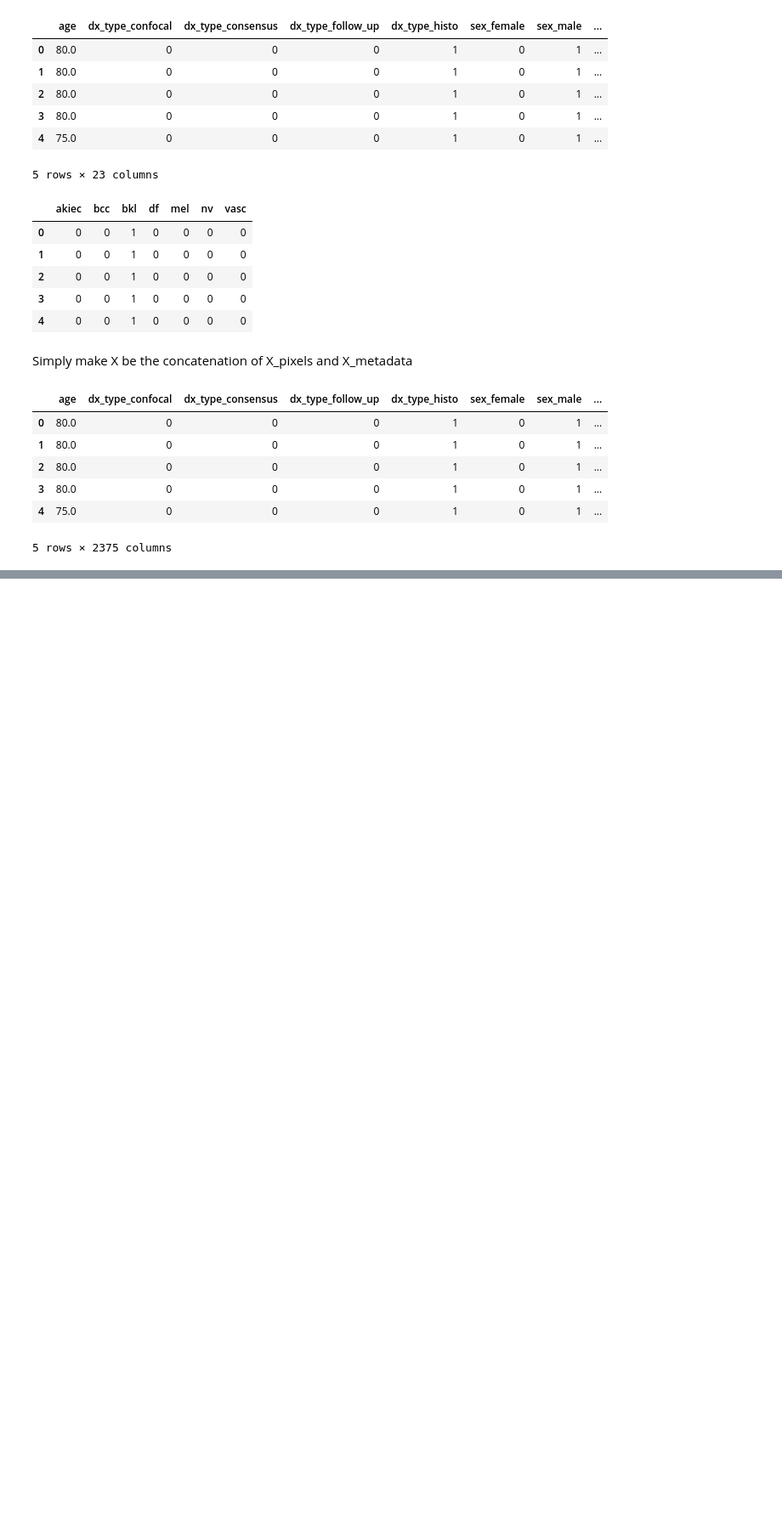
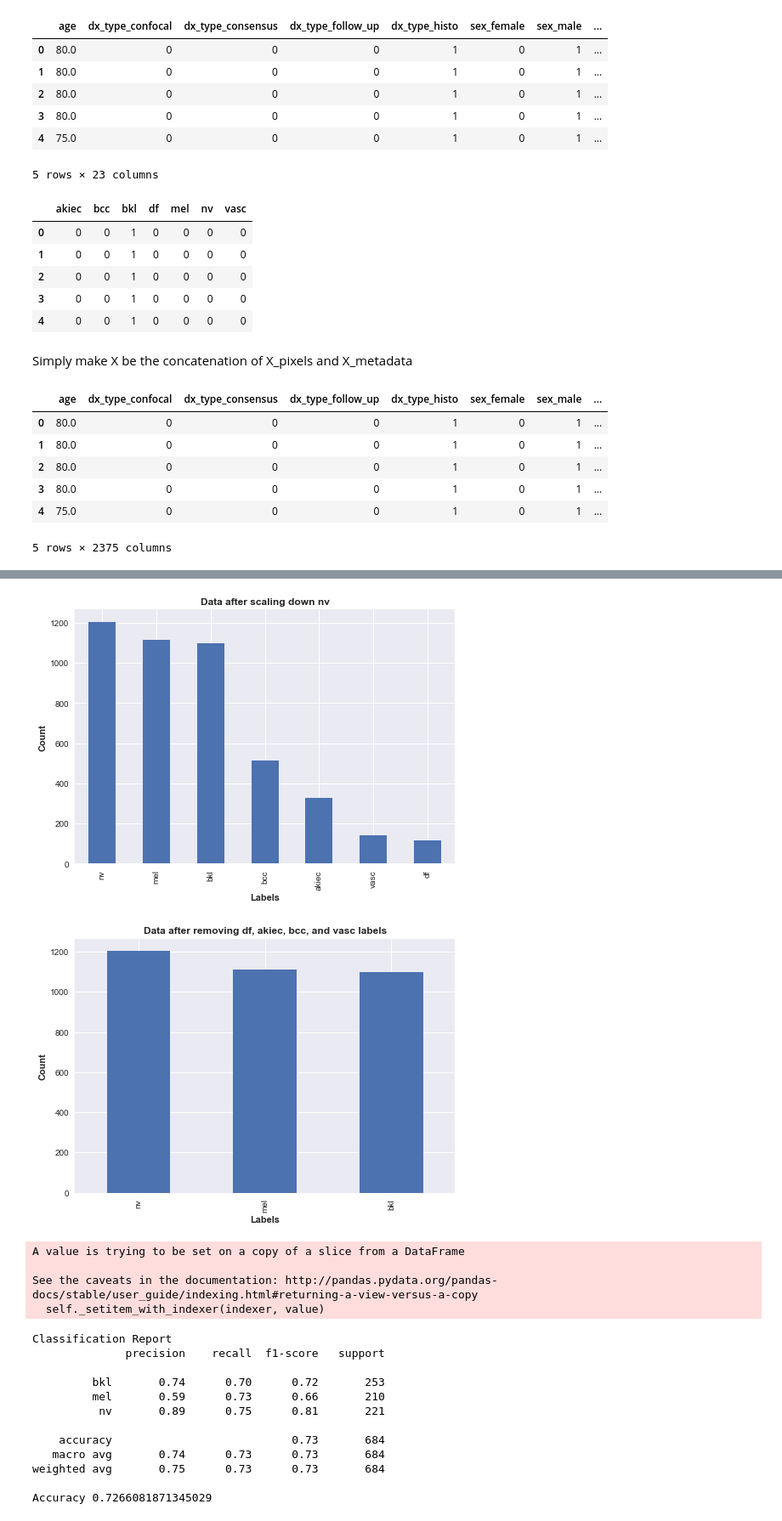
Before and after one commit to SamuelStentz/SkinCancerAnalysis, a Jupyter notebook: Analysis/analysis-prat.ipynb, the cells around one changed output, grey strips where cells are left out. Shown: that part at 85% size. Drawn from its saved outputs; the diff is of its cells as text; code cells hidden in the pictures; blank space fills up the shorter version.

```diff
--- a/Analysis/analysis-prat.ipynb
+++ b/Analysis/analysis-prat.ipynb
@@ -347,0 +218,15 @@ Accuracy 0.5415282392026578
+# %%
+#################
+# Edit params here for RFC
+
+size_of_test_data = 0.2
+random_seed = 42
+remove_labels = True
+scale_down_NV = True
+
+#################
+
+
+labels, conf_matrix = randomforest(metadata, size_of_test_data, random_seed, remove_labels, scale_down_NV)
+plot_conf_matrix(conf_matrix, labels, '../Figures/rfc_TT.png')
+# %% [output]
@@ -347,0 +234,18 @@ Accuracy 0.5415282392026578
+[figure, added]
+[figure, added]
+A value is trying to be set on a copy of a slice from a DataFrame
+
+See the caveats in the documentation: http://pandas.pydata.org/pandas-docs/stable/user_guide/indexing.html#returning-a-view-versus-a-copy
+  self._setitem_with_indexer(indexer, value)
+Classification Report
+              precision    recall  f1-score   support
+
+         bkl       0.74      0.70      0.72       253
+         mel       0.59      0.73      0.66       210
+          nv       0.89      0.75      0.81       221
+
+    accuracy                           0.73       684
+   macro avg       0.74      0.73      0.73       684
+weighted avg       0.75      0.73      0.73       684
+
+Accuracy 0.7266081871345029
```
Also changed, not shown: parts of 5 cells of this notebook, 11 other files.
